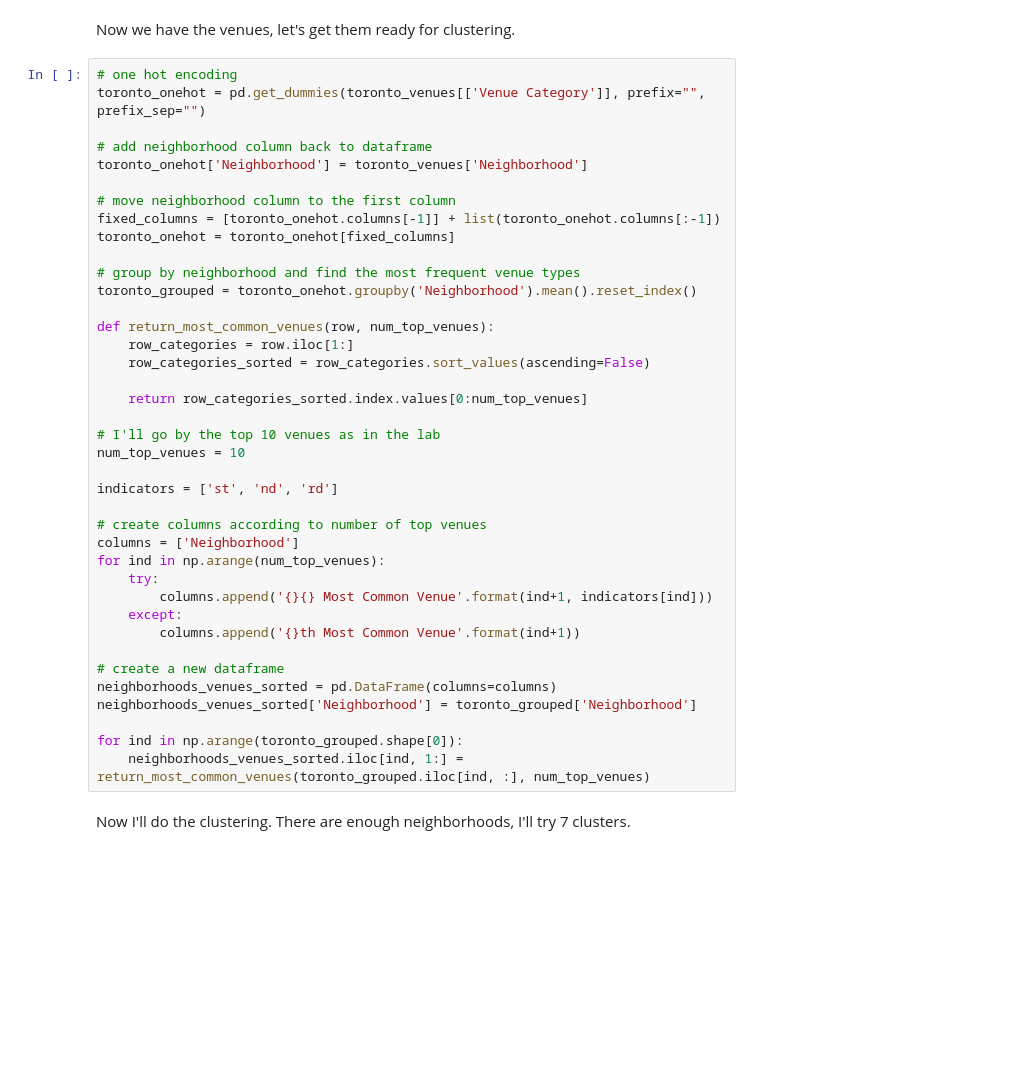
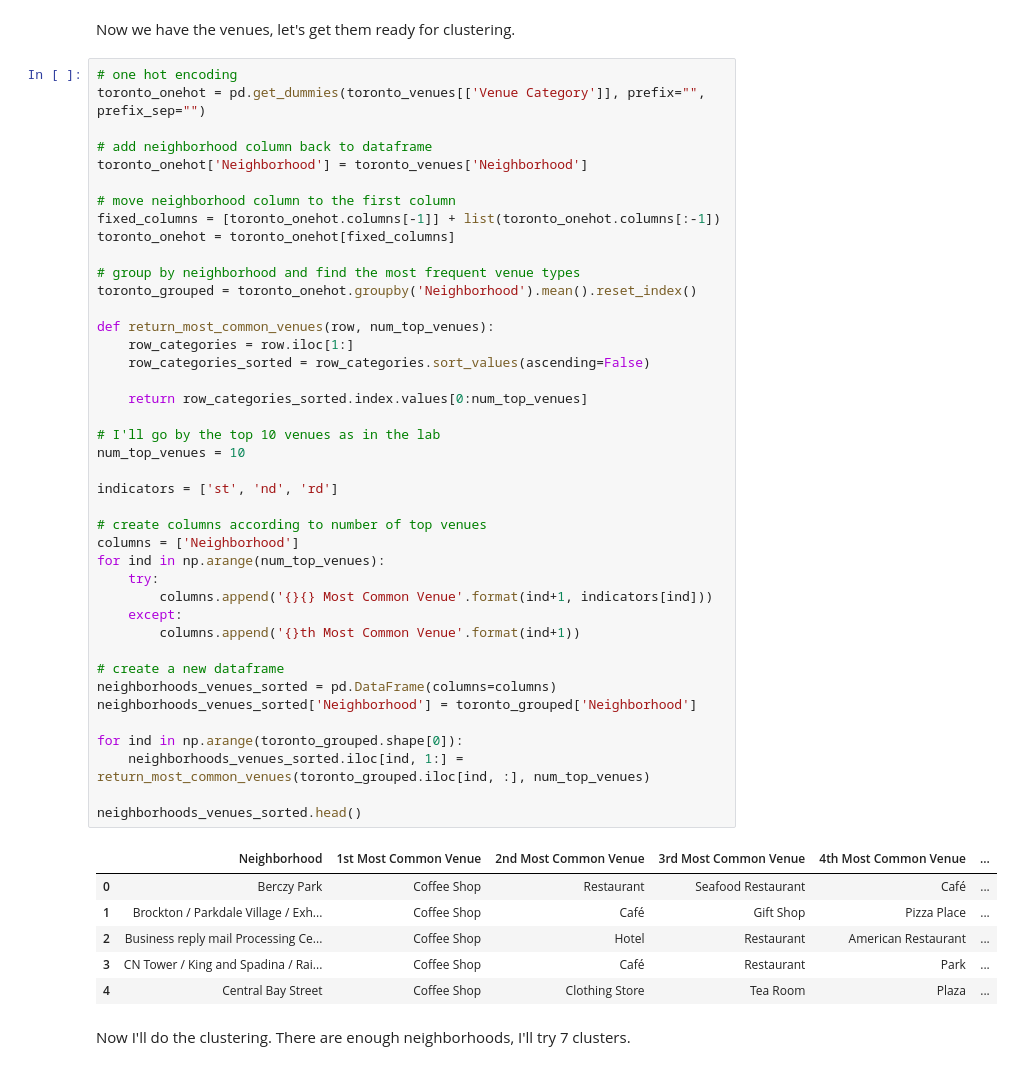
Before and after one commit to akonkel/Coursera_Capstone, a Jupyter notebook: Clustering - week 3 part 3.ipynb, the cells around one changed output. Drawn from its saved outputs; the diff is of its cells as text; blank space fills up the shorter version.

```diff
--- a/Clustering - week 3 part 3.ipynb
+++ b/Clustering - week 3 part 3.ipynb
@@ -242,33 +247,42 @@ fixed_columns = [toronto_onehot.columns[-1]] + list(toronto_onehot.columns[:-1])
 toronto_onehot = toronto_onehot[fixed_columns]
 
 # group by neighborhood and find the most frequent venue types
 toronto_grouped = toronto_onehot.groupby('Neighborhood').mean().reset_index()
 
 def return_most_common_venues(row, num_top_venues):
     row_categories = row.iloc[1:]
     row_categories_sorted = row_categories.sort_values(ascending=False)
 
     return row_categories_sorted.index.values[0:num_top_venues]
 
 # I'll go by the top 10 venues as in the lab
 num_top_venues = 10
 
 indicators = ['st', 'nd', 'rd']
 
 # create columns according to number of top venues
 columns = ['Neighborhood']
 for ind in np.arange(num_top_venues):
     try:
         columns.append('{}{} Most Common Venue'.format(ind+1, indicators[ind]))
     except:
         columns.append('{}th Most Common Venue'.format(ind+1))
 
 # create a new dataframe
 neighborhoods_venues_sorted = pd.DataFrame(columns=columns)
 neighborhoods_venues_sorted['Neighborhood'] = toronto_grouped['Neighborhood']
 
 for ind in np.arange(toronto_grouped.shape[0]):
     neighborhoods_venues_sorted.iloc[ind, 1:] = return_most_common_venues(toronto_grouped.iloc[ind, :], num_top_venues)
+
+neighborhoods_venues_sorted.head()
+# %% [output]
+|  | Neighborhood | 1st Most Common Venue | 2nd Most Common Venue | 3rd Most Common Venue | 4th Most Common Venue | ... |
+| 0 | Berczy Park | Coffee Shop | Restaurant | Seafood Restaurant | Café | ... |
+| 1 | Brockton / Parkdale Village / Exh... | Coffee Shop | Café | Gift Shop | Pizza Place | ... |
+| 2 | Business reply mail Processing Ce... | Coffee Shop | Hotel | Restaurant | American Restaurant | ... |
+| 3 | CN Tower / King and Spadina / Rai... | Coffee Shop | Café | Restaurant | Park | ... |
+| 4 | Central Bay Street | Coffee Shop | Clothing Store | Tea Room | Plaza | ... |
 # %% [markdown]
 Now I'll do the clustering.  There are enough neighborhoods, I'll try 7 clusters.
 # %%
```
Also changed, not shown: parts of 15 cells of this notebook.
